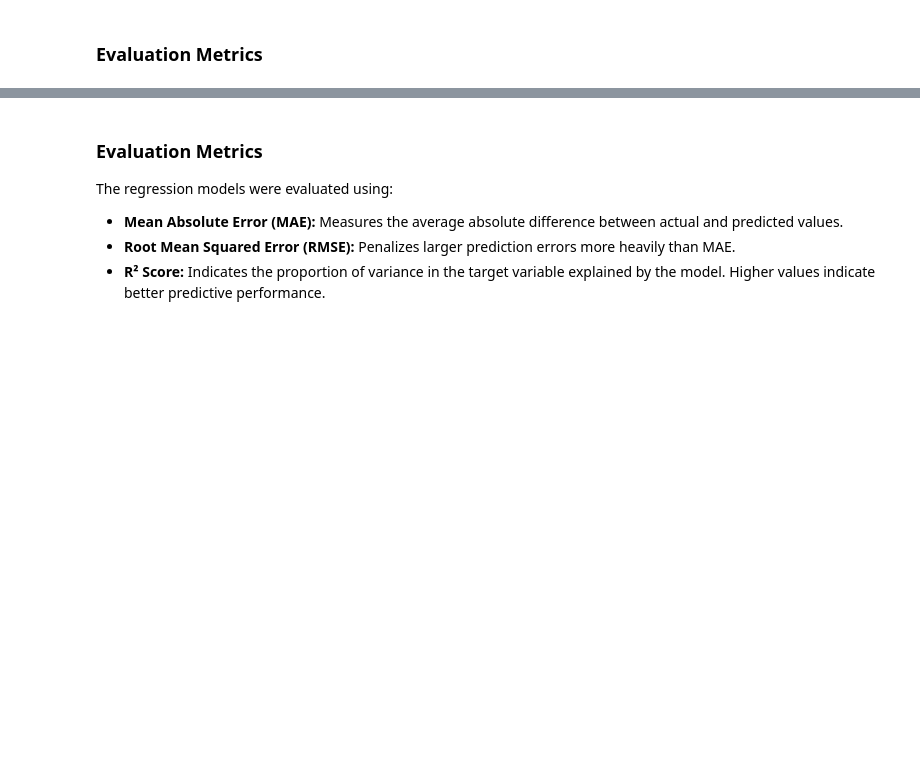
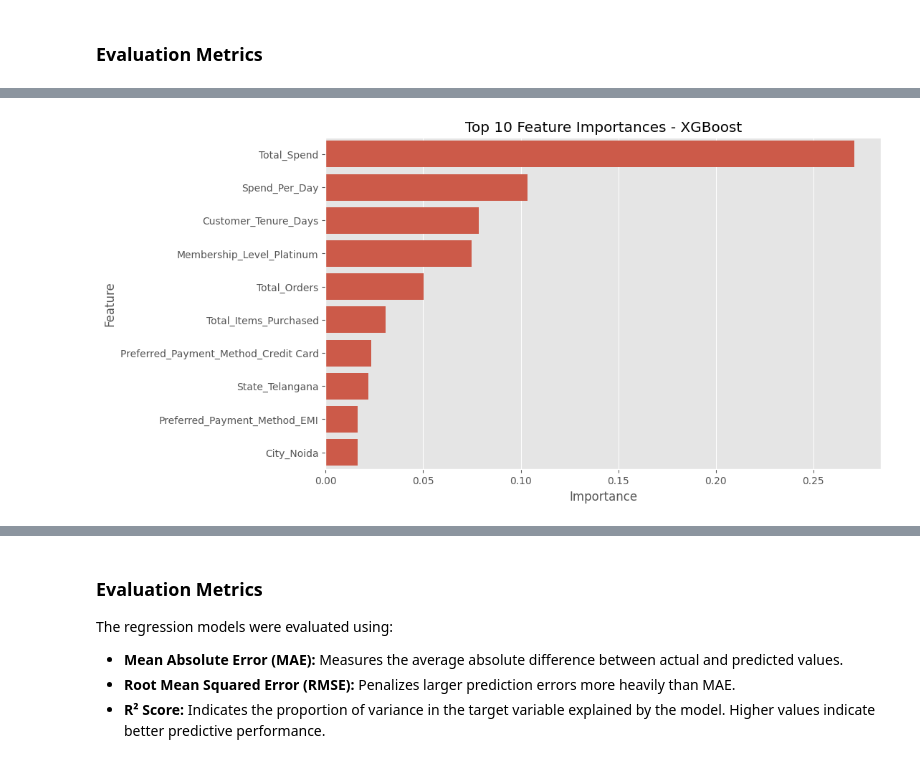
Before and after one commit to AswinSanthoshDev/Predictive-Analytics-Mini-Project, a Jupyter notebook: notebooks/project_analysis.ipynb, the cells around one changed output, grey strips where cells are left out. Drawn from its saved outputs; the diff is of its cells as text; code cells hidden in the pictures; blank space fills up the shorter version.

```diff
--- a/notebooks/project_analysis.ipynb
+++ b/notebooks/project_analysis.ipynb
@@ -625,0 +664,2 @@ poly_predictions = poly_model.predict(X_test_poly)
+# %%
+gbr_model.fit(X_train, y_train)
@@ -755,0 +814,12 @@ plt.show()
+# %%
+xgb_importance = pd.DataFrame({
+    "Feature": X.columns,
+    "Importance": xgb_model.feature_importances_
+})
+
+xgb_importance = xgb_importance.sort_values(
+    by="Importance",
+    ascending=False
+)
+
+xgb_importance.head(15)
@@ -755,0 +843,13 @@ plt.show()
+# %%
+top_xgb = xgb_importance.head(10)
+
+plt.figure(figsize=(10,6))
+
+sns.barplot(data=top_xgb, x="Importance", y="Feature")
+plt.title("Top 10 Feature Importances - XGBoost")
+plt.xlabel("Importance")
+plt.ylabel("Feature")
+
+plt.show()
+# %% [output]
+[figure, added]
```
Also changed, not shown: parts of 62 cells of this notebook, 6 other files.
